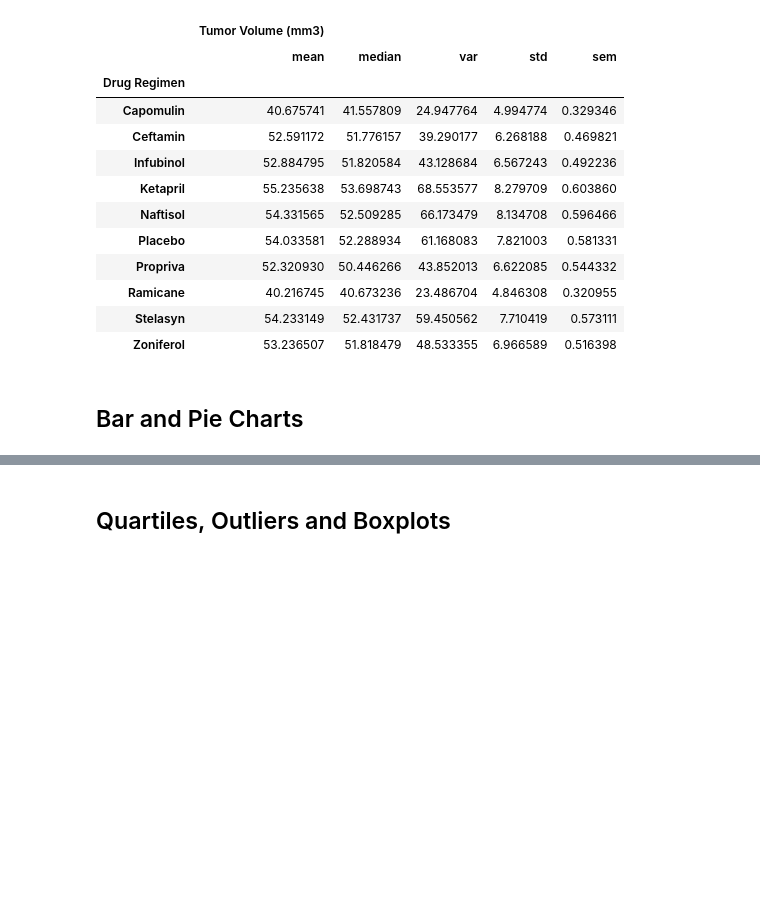
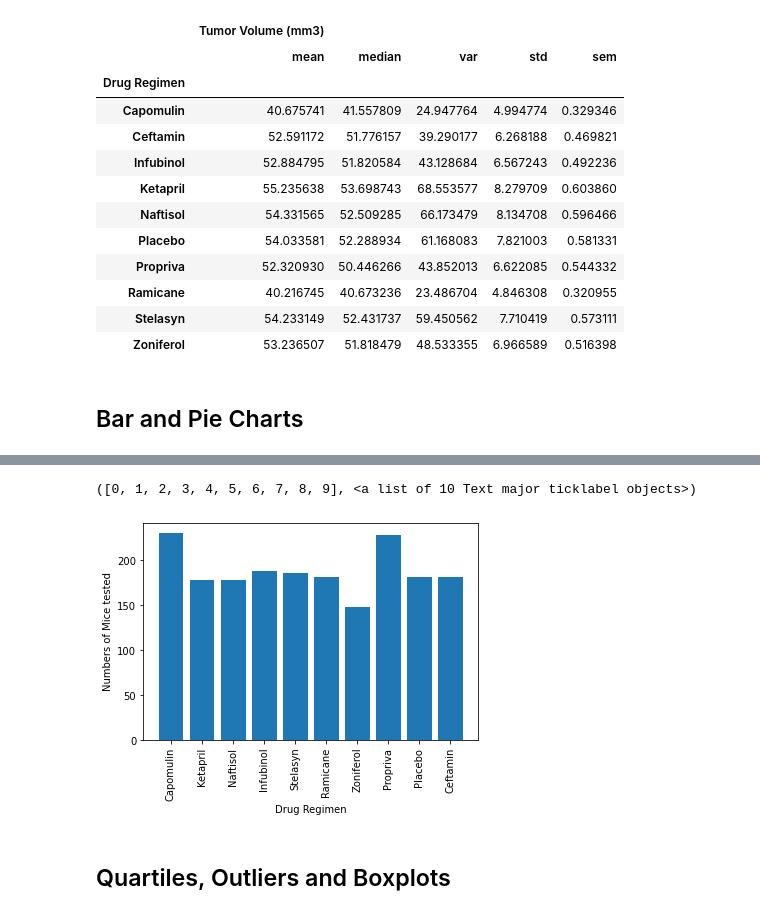
Before and after one commit to saronraut/Matplotlib-Challenge, a Jupyter notebook: Pymaceuticals/pymaceuticals_starter.ipynb, the cells around one changed output, grey strips where cells are left out. Saved outputs shown, nothing was run; the diff lists cells and outputs as text; code cells hidden in the pictures; blank space fills up the shorter version.

```diff
--- a/Pymaceuticals/pymaceuticals_starter.ipynb
+++ b/Pymaceuticals/pymaceuticals_starter.ipynb
@@ -158,5 +164,15 @@ groupby_tbl.agg(aggregation)
 # %%
 # Generate a bar plot showing the total number of mice for each treatment throughout the course of the study using pyplot.
+drug_regimen = clean_data["Drug Regimen"].unique()
+numb_mice = groupby_tbl["Mouse ID"].count()
+
+plt.bar(drug_regimen, numb_mice,)
+plt.xlabel("Drug Regimen")
+plt.ylabel("Numbers of Mice tested")
+plt.xticks(rotation='vertical')
+# %% [output]
+([0, 1, 2, 3, 4, 5, 6, 7, 8, 9], <a list of 10 Text major ticklabel objects>)
+[figure, added]
 # %%
 # Generate a pie plot showing the distribution of female versus male mice using pandas
 # %%
```
Also changed, not shown: parts of 1 cell of this notebook.
